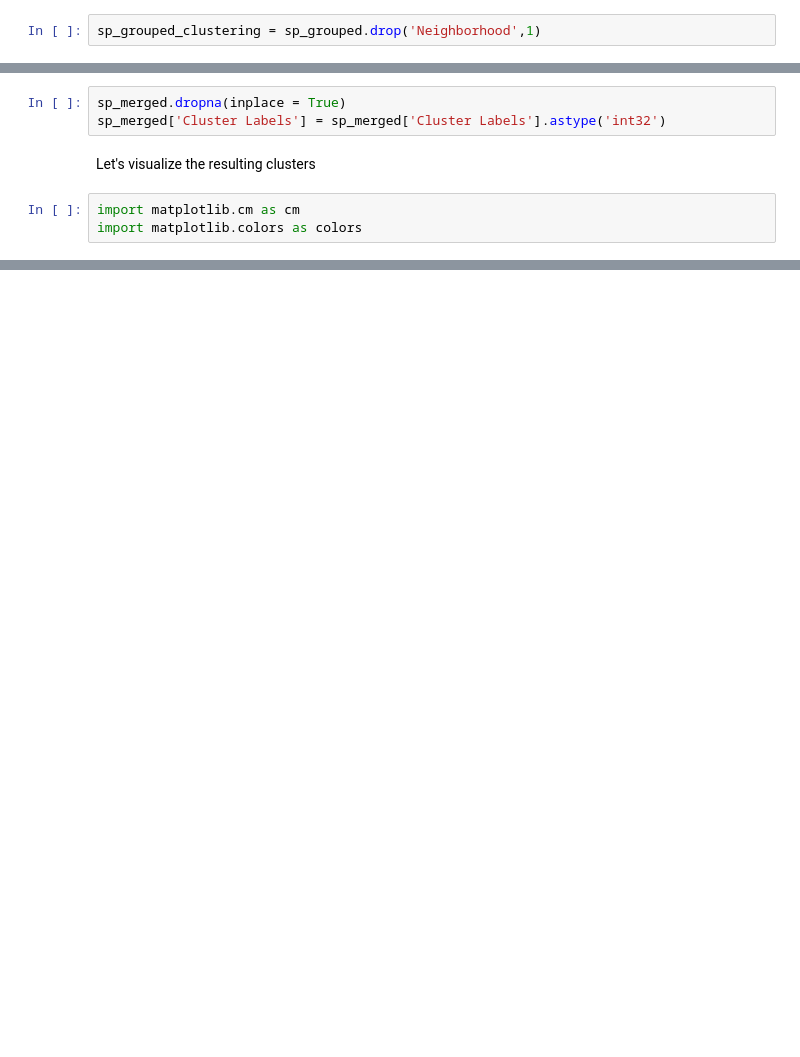
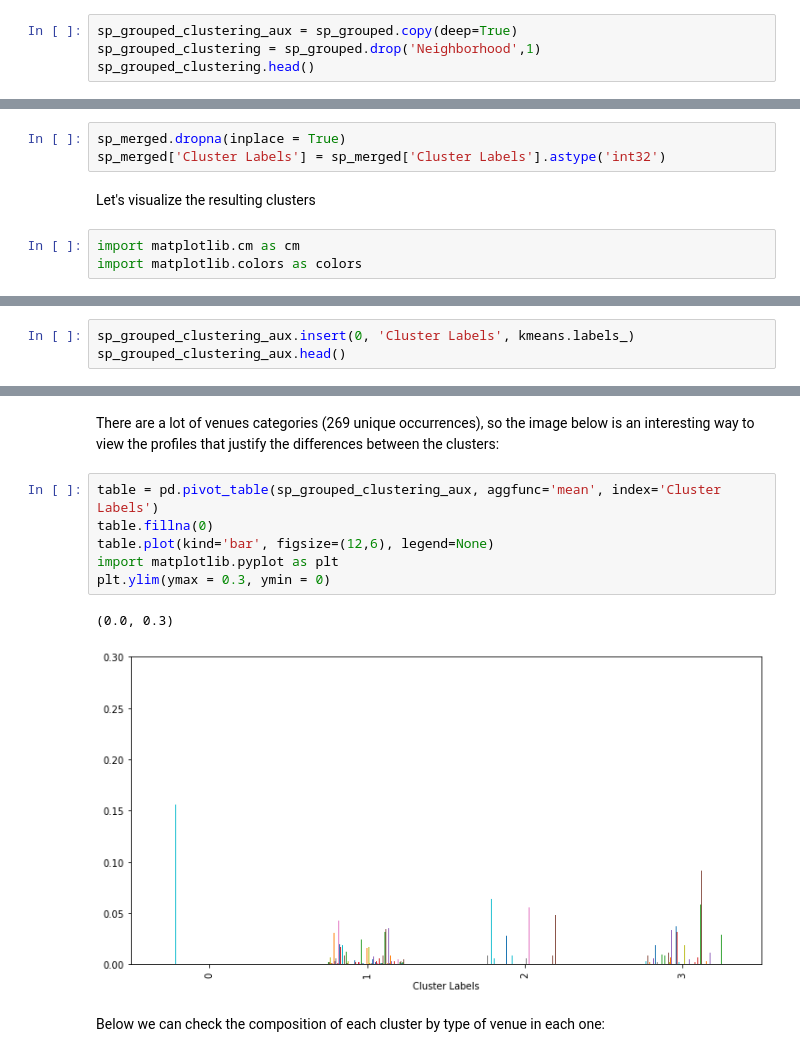
Before and after one commit to cgbarreto/Coursera_Capstone, a Jupyter notebook: Week 5 The Battle of Neighborhood/Capstone Project - Sao Paulo overview.ipynb, the cells around one changed output, grey strips where cells are left out. Drawn from its saved outputs; the diff is of its cells as text; blank space fills up the shorter version.

```diff
--- a/Week 5 The Battle of Neighborhood/Capstone Project - Sao Paulo overview.ipynb
+++ b/Week 5 The Battle of Neighborhood/Capstone Project - Sao Paulo overview.ipynb
@@ -401,4 +378,6 @@ Let's run the k-mean to cluster the neighborhood into 5 cluster
 # import k-means from clustering stage
 from sklearn.cluster import KMeans
 # %%
+sp_grouped_clustering_aux = sp_grouped.copy(deep=True)
 sp_grouped_clustering = sp_grouped.drop('Neighborhood',1)
+sp_grouped_clustering.head()
@@ -468,0 +465,3 @@ map_cluster
+# %%
+sp_grouped_clustering_aux.insert(0, 'Cluster Labels', kmeans.labels_)
+sp_grouped_clustering_aux.head()
@@ -468,0 +476,13 @@ map_cluster
+# %% [markdown]
+There are a lot of venues categories (269 unique occurrences), so the image below is an interesting way to view the profiles that justify the differences between the clusters:
+# %%
+table = pd.pivot_table(sp_grouped_clustering_aux, aggfunc='mean', index='Cluster Labels')
+table.fillna(0)
+table.plot(kind='bar', figsize=(12,6), legend=None)
+import matplotlib.pyplot as plt
+plt.ylim(ymax = 0.3, ymin = 0)
+# %% [output]
+(0.0, 0.3)
+[figure, added]
+# %% [markdown]
+Below we can check the composition of each cluster by type of venue in each one:
```
Also changed, not shown: parts of 40 cells of this notebook, 2 other files.
